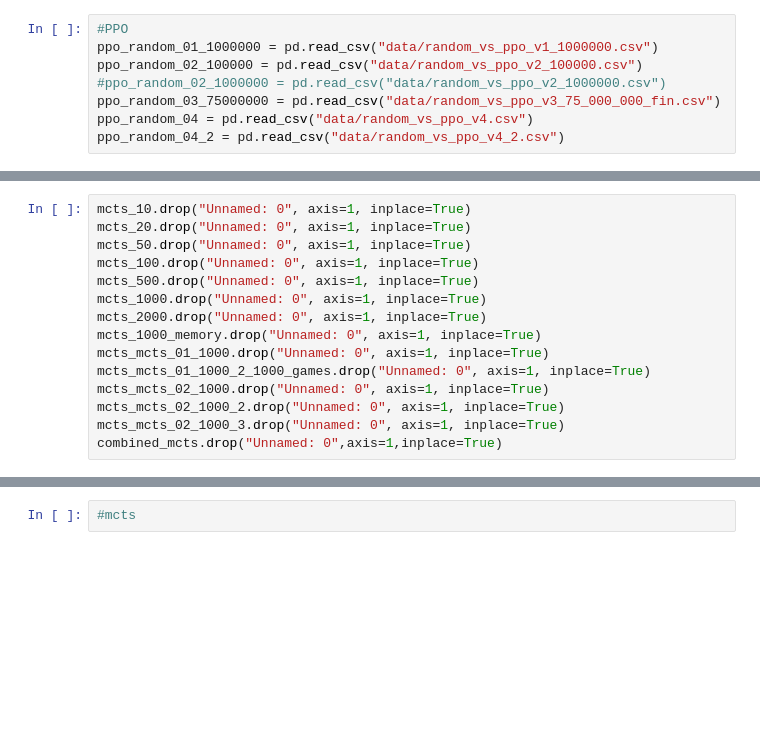
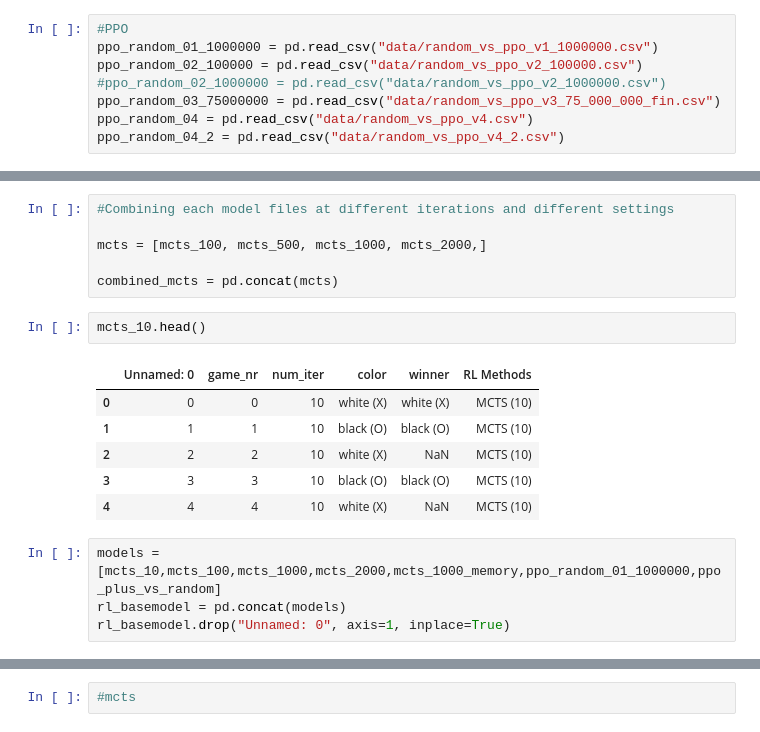
Before and after one commit to KaufmannLukas/ds-ultimate-tic-tac-toe, a Jupyter notebook: mcts_random_eda_1.ipynb, the cells around one changed output, grey strips where cells are left out. Drawn from its saved outputs; the diff is of its cells as text; blank space fills up the shorter version.

```diff
--- a/mcts_random_eda_1.ipynb
+++ b/mcts_random_eda_1.ipynb
@@ -72,15 +30,0 @@ Index(['Unnamed: 0', 'game_nr', 'num_iter', 'mcts_color', 'winner'], dtype='obje
-# %%
-mcts_10.drop("Unnamed: 0", axis=1, inplace=True)
-mcts_20.drop("Unnamed: 0", axis=1, inplace=True)
-mcts_50.drop("Unnamed: 0", axis=1, inplace=True)
-mcts_100.drop("Unnamed: 0", axis=1, inplace=True)
-mcts_500.drop("Unnamed: 0", axis=1, inplace=True)
-mcts_1000.drop("Unnamed: 0", axis=1, inplace=True)
-mcts_2000.drop("Unnamed: 0", axis=1, inplace=True)
-mcts_1000_memory.drop("Unnamed: 0", axis=1, inplace=True)
-mcts_mcts_01_1000.drop("Unnamed: 0", axis=1, inplace=True)
-mcts_mcts_01_1000_2_1000_games.drop("Unnamed: 0", axis=1, inplace=True)
-mcts_mcts_02_1000.drop("Unnamed: 0", axis=1, inplace=True)
-mcts_mcts_02_1000_2.drop("Unnamed: 0", axis=1, inplace=True)
-mcts_mcts_02_1000_3.drop("Unnamed: 0", axis=1, inplace=True)
-combined_mcts.drop("Unnamed: 0",axis=1,inplace=True)
@@ -210,0 +76,19 @@ The MCTS_2000 has lost 2 out of 100 games against Baseline Model.
+# %%
+#Combining each model files at different iterations and different settings
+
+mcts = [mcts_100, mcts_500, mcts_1000, mcts_2000,]
+
+combined_mcts = pd.concat(mcts)
+# %%
+mcts_10.head()
+# %% [output]
+|  | Unnamed: 0 | game_nr | num_iter | color | winner | RL Methods |
+| 0 | 0 | 0 | 10 | white (X) | white (X) | MCTS (10) |
+| 1 | 1 | 1 | 10 | black (O) | black (O) | MCTS (10) |
+| 2 | 2 | 2 | 10 | white (X) | NaN | MCTS (10) |
+| 3 | 3 | 3 | 10 | black (O) | black (O) | MCTS (10) |
+| 4 | 4 | 4 | 10 | white (X) | NaN | MCTS (10) |
+# %%
+models = [mcts_10,mcts_100,mcts_1000,mcts_2000,mcts_1000_memory,ppo_random_01_1000000,ppo_plus_vs_random]
+rl_basemodel = pd.concat(models)
+rl_basemodel.drop("Unnamed: 0", axis=1, inplace=True)
```
Also changed, not shown: parts of 51 cells of this notebook.
